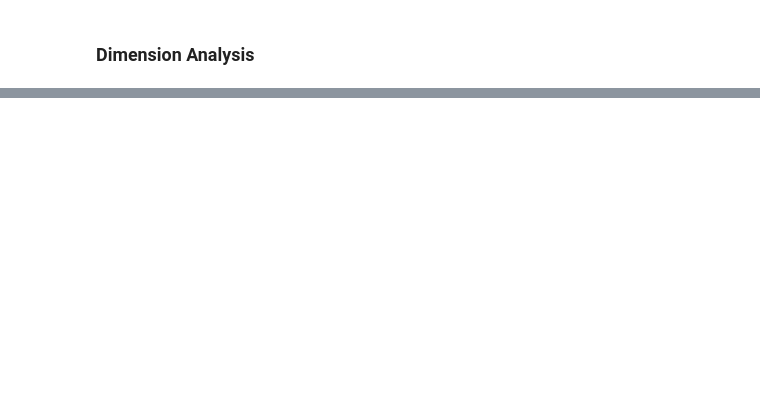
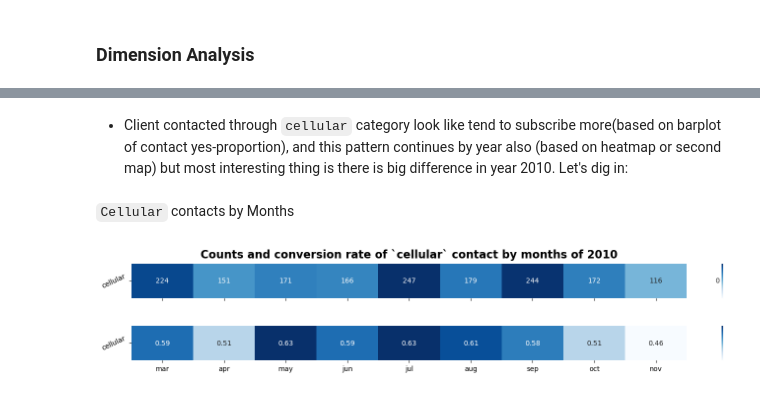
Before and after one commit to annugit1655/Bank-TeleMarketing, a Jupyter notebook: notebooks/campaign-eda-term-deposiy.ipynb, the cells around one changed output, grey strips where cells are left out. Drawn from its saved outputs; the diff is of its cells as text; code cells hidden in the pictures; blank space fills up the shorter version.

```diff
--- a/notebooks/campaign-eda-term-deposiy.ipynb
+++ b/notebooks/campaign-eda-term-deposiy.ipynb
@@ -180,0 +240,16 @@ my_file.plot_numeric_distribution(tele_df, 'duration');
+# %% [markdown]
+- Client contacted through `cellular` category look like tend to subscribe more(based on barplot of contact yes-proportion), and this pattern continues by year also (based on heatmap or second map) but most interesting thing is there is big difference in year 2010. Let's dig in:
+# %% [markdown]
+`Cellular` contacts by Months
+# %%
+fig, ax = plt.subplots(2, 1, figsize=(15, 3), sharex=True)
+my_file.plot_heatmap_bivariate_analysis(
+    tele_df[(tele_df['contact']=='cellular') & (tele_df['year']==2010)], 'contact',
+    'month_order', 'y_binary', fig=fig, ax=ax)
+
+ax[0].set_title("Counts and conversion rate of `cellular` contact by months of 2010", fontsize=16, fontweight='bold', y=1.05)
+ax[1].set_title("")
+plt.subplots_adjust(wspace=0.3, hspace=0.8)
+plt.show()
+# %% [output]
+[figure, added]
```
Also changed, not shown: parts of 24 cells of this notebook, 1 other file.
